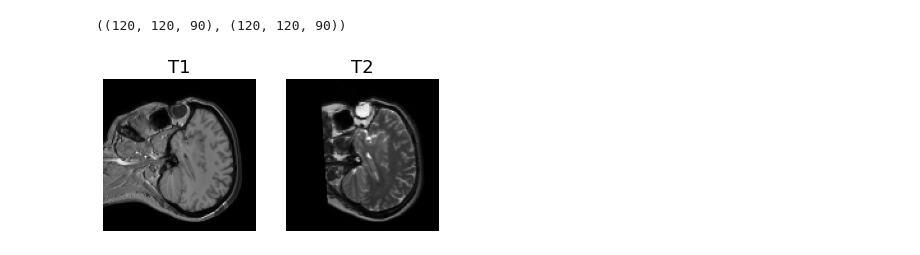
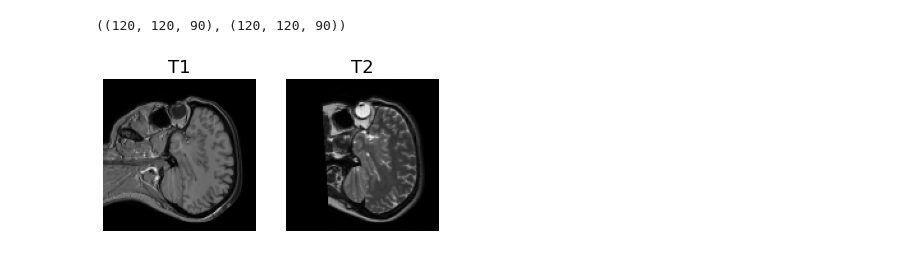
Before and after one commit to littlefieldnick/3D-Medical-Imaging, a Jupyter notebook: 3D_Medical_Image_Analysis.ipynb, the cells around one changed output. Cells and saved outputs as stored; diff of their text form; code cells hidden in the pictures.

```diff
--- a/3D_Medical_Image_Analysis.ipynb
+++ b/3D_Medical_Image_Analysis.ipynb
@@ -53,10 +72,10 @@ def display_axial_view(t1, t2, slice):
   """
 
   f, ax = plt.subplots(1, 2)
-  ax[0].imshow(t1[:, :, 30], cmap="gray"); ax[1].imshow(t2[:, :, 30], cmap="gray")
+  ax[0].imshow(t1[:, :, slice], cmap="gray"); ax[1].imshow(t2[:, :, slice], cmap="gray")
   ax[0].set_title("T1", fontsize=18); ax[1].set_title("T2", fontsize=18)
   ax[0].axis("off"); ax[1].axis("off")
 # %%
-display_axial_view(t1, t2, 30)
+display_axial_view(t1, t2, 60)
 # %% [output]
-[figure, old version]
+[figure, new version]
```
Also changed, not shown: parts of 8 cells of this notebook.
